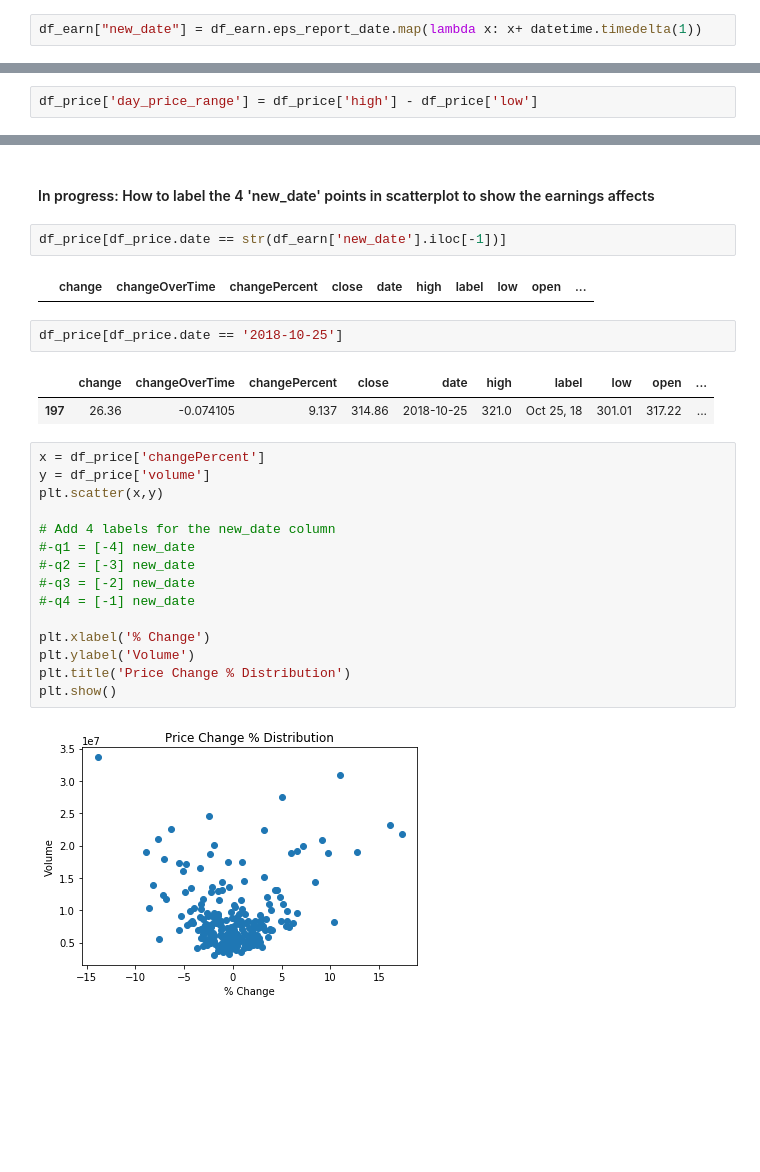
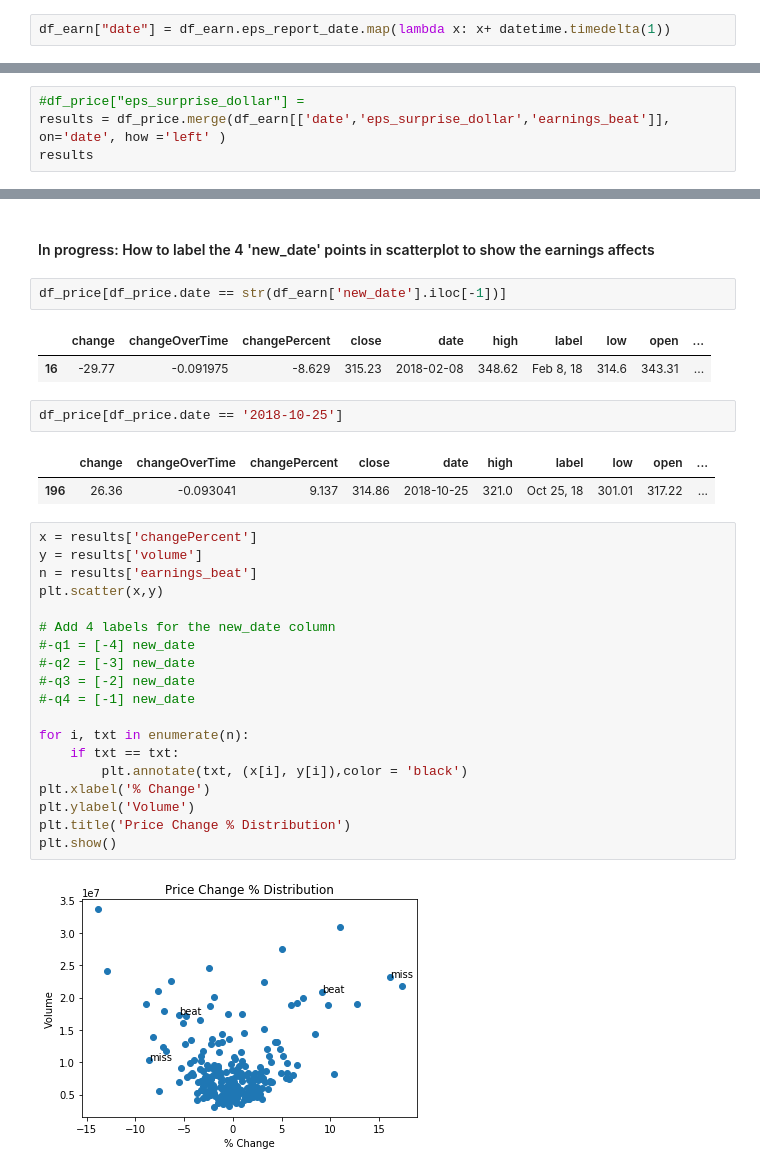
Before and after one commit to JIago25/IEX-Data-Earnings-and-Price, a Jupyter notebook: Stocks_Charts_Earnings.ipynb, the cells around one changed output, grey strips where cells are left out. Saved outputs shown, nothing was run; the diff lists cells and outputs as text; blank space fills up the shorter version.

```diff
--- a/Stocks_Charts_Earnings.ipynb
+++ b/Stocks_Charts_Earnings.ipynb
@@ -157,5 +152,5 @@ df_earn.eps_report_date = pd.to_datetime(df_earn.eps_report_date)[:5]
 # %%
-df_earn["new_date"] = df_earn.eps_report_date.map(lambda x: x+ datetime.timedelta(1))
+df_earn["date"] = df_earn.eps_report_date.map(lambda x: x+ datetime.timedelta(1))
 # %%
 df_earn.head(5)
 # %% [output]
@@ -201,2 +172,0 @@ plt.show()
-# %%
-df_price['day_price_range'] = df_price['high'] - df_price['low']
@@ -211,0 +175,4 @@ Name: day_price_range, dtype: float64
+# %%
+#df_price["eps_surprise_dollar"] =
+results = df_price.merge(df_earn[['date','eps_surprise_dollar','earnings_beat']], on='date', how ='left' )
+results
@@ -297,25 +294,30 @@ Labeled points are the "affected" day of an Earnings Release.  At the bottom and
 df_price[df_price.date == str(df_earn['new_date'].iloc[-1])]
 # %% [output]
 |  | change | changeOverTime | changePercent | close | date | high | label | low | open | ... |
+| 16 | -29.77 | -0.091975 | -8.629 | 315.23 | 2018-02-08 | 348.62 | Feb 8, 18 | 314.6 | 343.31 | ... |
 # %%
 df_price[df_price.date == '2018-10-25']
 # %% [output]
 |  | change | changeOverTime | changePercent | close | date | high | label | low | open | ... |
-| 197 | 26.36 | -0.074105 | 9.137 | 314.86 | 2018-10-25 | 321.0 | Oct 25, 18 | 301.01 | 317.22 | ... |
+| 196 | 26.36 | -0.093041 | 9.137 | 314.86 | 2018-10-25 | 321.0 | Oct 25, 18 | 301.01 | 317.22 | ... |
 # %%
-x = df_price['changePercent']
-y = df_price['volume']
+x = results['changePercent']
+y = results['volume']
+n = results['earnings_beat']
 plt.scatter(x,y)
 
 # Add 4 labels for the new_date column
 #-q1 = [-4] new_date
 #-q2 = [-3] new_date
 #-q3 = [-2] new_date
 #-q4 = [-1] new_date
 
+for i, txt in enumerate(n):
+    if txt == txt:
+        plt.annotate(txt, (x[i], y[i]),color = 'black')
 plt.xlabel('% Change')
 plt.ylabel('Volume')
 plt.title('Price Change % Distribution')
 plt.show()
 # %% [output]
-[figure, old version]
+[figure, new version]
```
Also changed, not shown: parts of 27 cells of this notebook.
